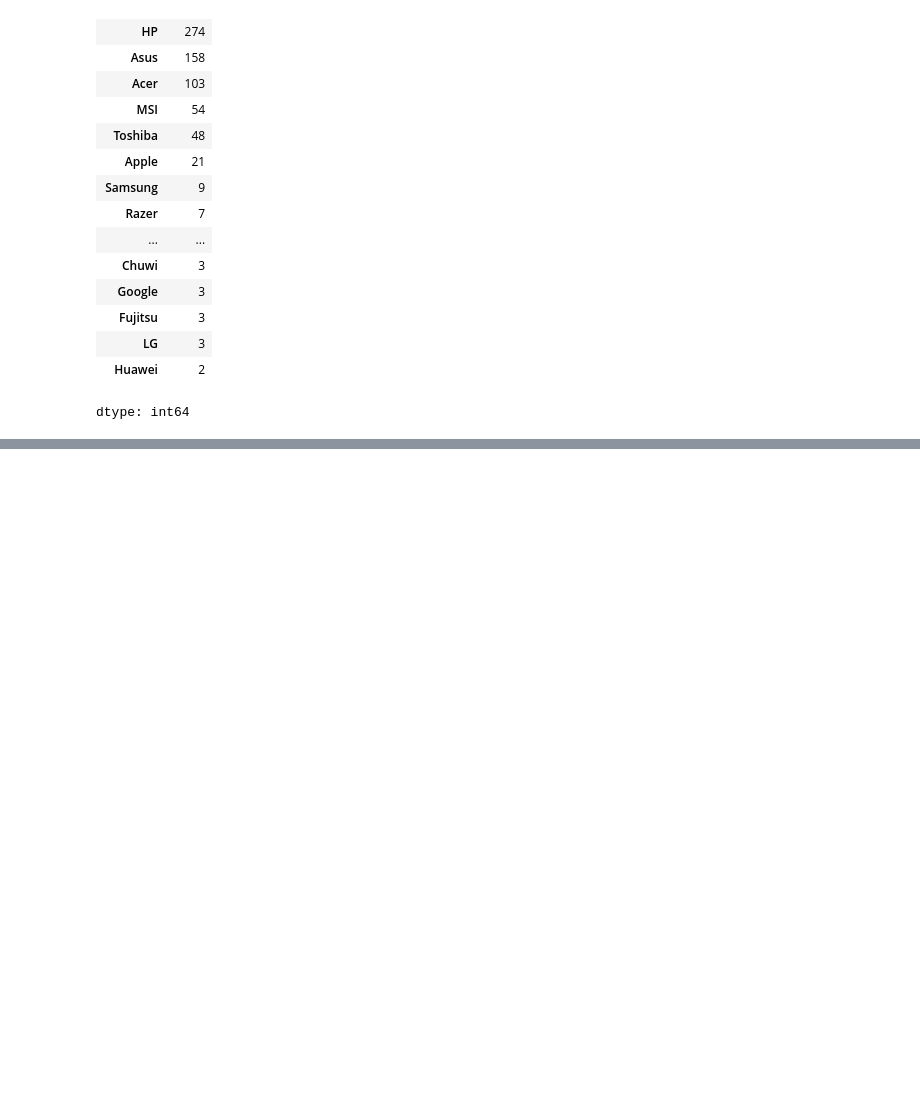
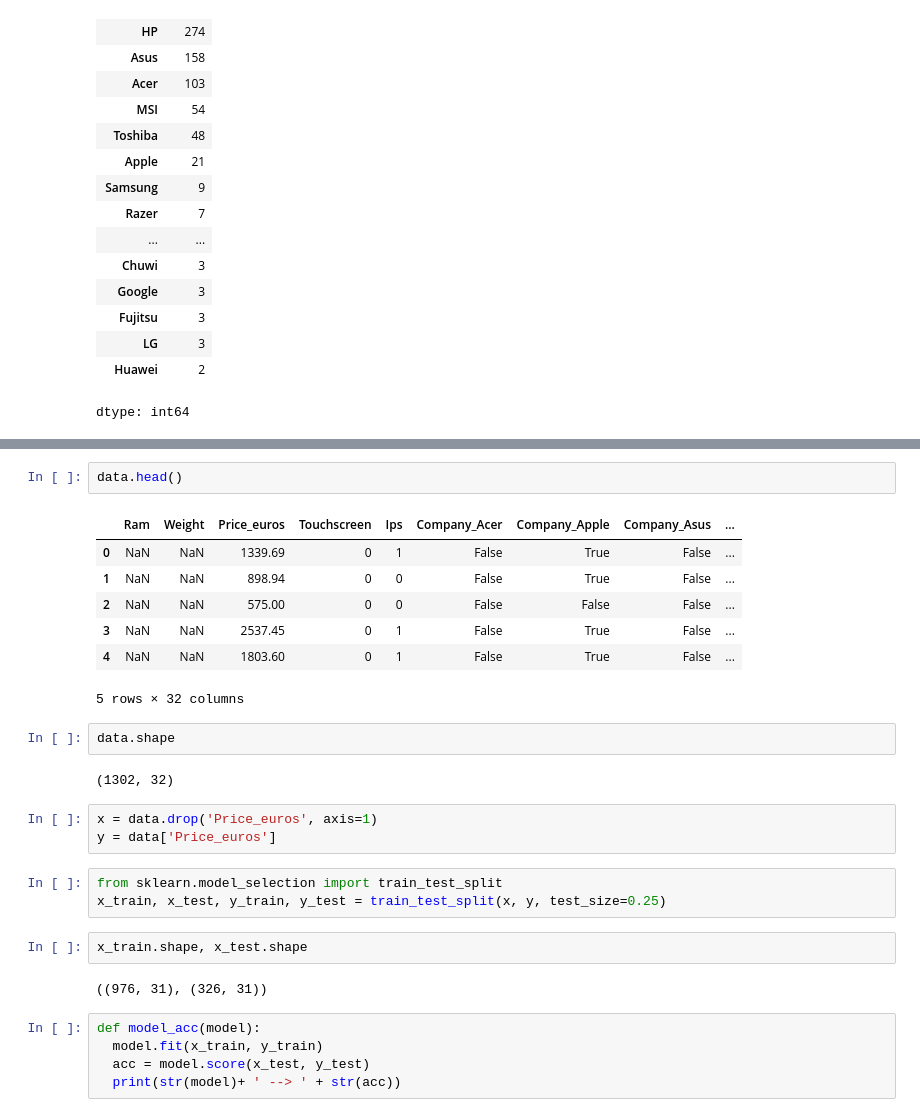
Before and after one commit to vihanga-induwara/Simple-Laptop-Price-Predictor---Machine-Learning, a Jupyter notebook: Simple_Laptop_Price_Predictor(ML).ipynb, the cells around one changed output, grey strips where cells are left out. Drawn from its saved outputs; the diff is of its cells as text; blank space fills up the shorter version.

```diff
--- a/Simple_Laptop_Price_Predictor(ML).ipynb
+++ b/Simple_Laptop_Price_Predictor(ML).ipynb
@@ -107,0 +325,29 @@ dtype: int64
+# %%
+data.head()
+# %% [output]
+|  | Ram | Weight | Price_euros | Touchscreen | Ips | Company_Acer | Company_Apple | Company_Asus | ... |
+| 0 | NaN | NaN | 1339.69 | 0 | 1 | False | True | False | ... |
+| 1 | NaN | NaN | 898.94 | 0 | 0 | False | True | False | ... |
+| 2 | NaN | NaN | 575.00 | 0 | 0 | False | False | False | ... |
+| 3 | NaN | NaN | 2537.45 | 0 | 1 | False | True | False | ... |
+| 4 | NaN | NaN | 1803.60 | 0 | 1 | False | True | False | ... |
+5 rows × 32 columns
+# %%
+data.shape
+# %% [output]
+(1302, 32)
+# %%
+x = data.drop('Price_euros', axis=1)
+y = data['Price_euros']
+# %%
+from sklearn.model_selection import train_test_split
+x_train, x_test, y_train, y_test = train_test_split(x, y, test_size=0.25)
+# %%
+x_train.shape, x_test.shape
+# %% [output]
+((976, 31), (326, 31))
+# %%
+def model_acc(model):
+  model.fit(x_train, y_train)
+  acc = model.score(x_test, y_test)
+  print(str(model)+ ' --> ' + str(acc))
```
Also changed, not shown: parts of 30 cells of this notebook.
